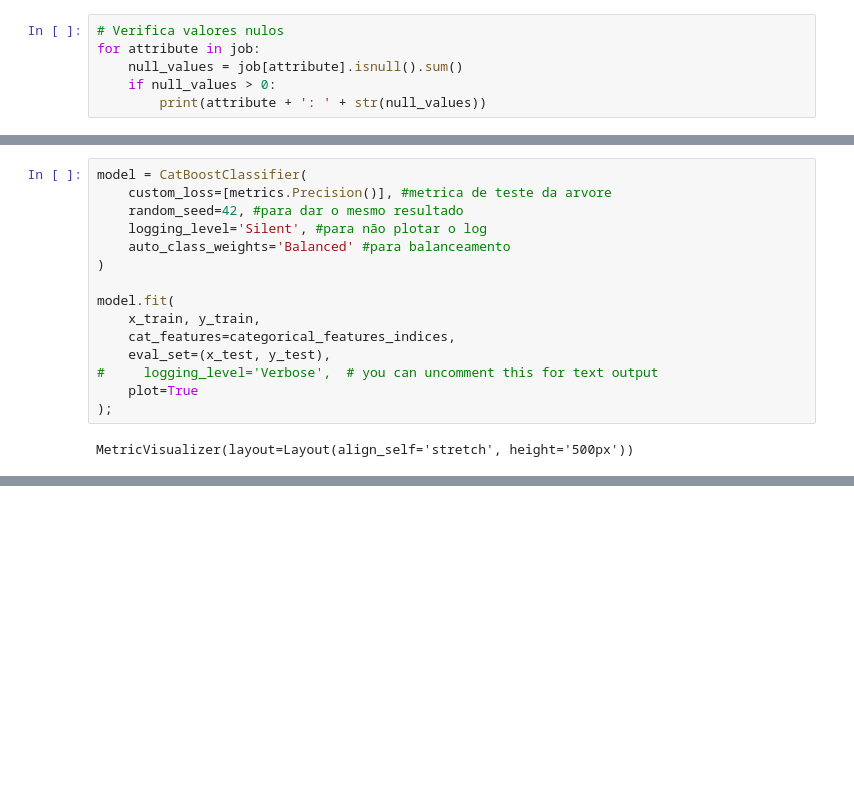
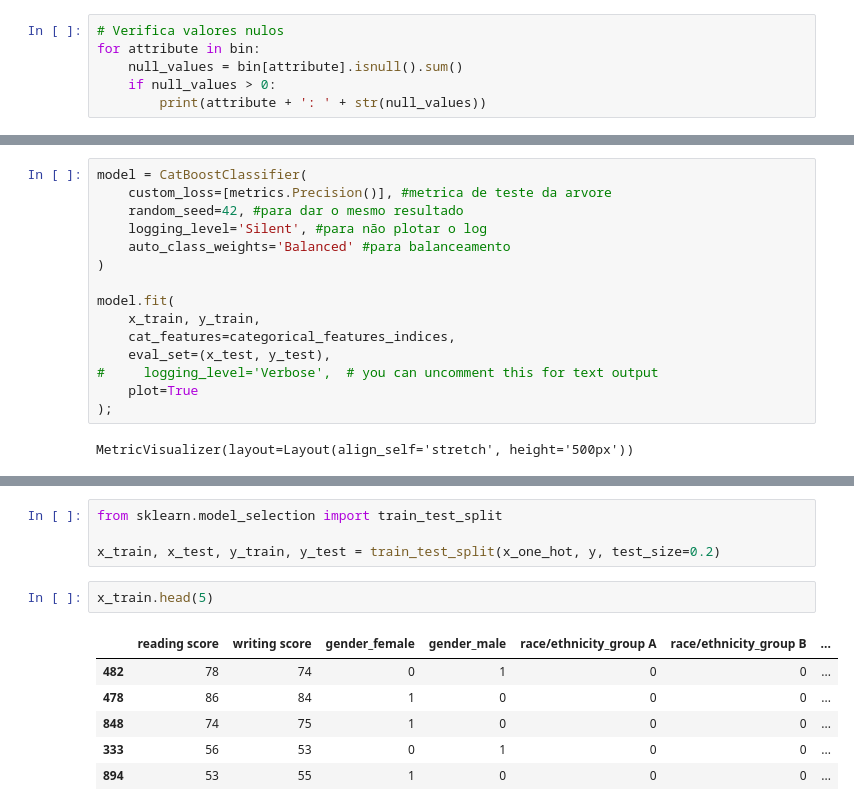
Before and after one commit to isarps/ai-python, a Jupyter notebook: Exams.ipynb, the cells around one changed output, grey strips where cells are left out. Saved outputs shown, nothing was run; the diff lists cells and outputs as text; blank space fills up the shorter version.

```diff
--- a/Exams.ipynb
+++ b/Exams.ipynb
@@ -43,8 +49,8 @@ writing score                  74
 dtype: int64
 # %%
 # Verifica valores nulos
-for attribute in job:
-    null_values = job[attribute].isnull().sum()
+for attribute in bin:
+    null_values = bin[attribute].isnull().sum()
     if null_values > 0:
         print(attribute + ': ' + str(null_values))
 # %%
@@ -136,0 +152,13 @@ Matriz de Confusão
+# %%
+from sklearn.model_selection import train_test_split
+
+x_train, x_test, y_train, y_test = train_test_split(x_one_hot, y, test_size=0.2)
+# %%
+x_train.head(5)
+# %% [output]
+|  | reading score | writing score | gender_female | gender_male | race/ethnicity_group A | race/ethnicity_group B | ... |
+| 482 | 78 | 74 | 0 | 1 | 0 | 0 | ... |
+| 478 | 86 | 84 | 1 | 0 | 0 | 0 | ... |
+| 848 | 74 | 75 | 1 | 0 | 0 | 0 | ... |
+| 333 | 56 | 53 | 0 | 1 | 0 | 0 | ... |
+| 894 | 53 | 55 | 1 | 0 | 0 | 0 | ... |
```
Also changed, not shown: parts of 10 cells of this notebook.
